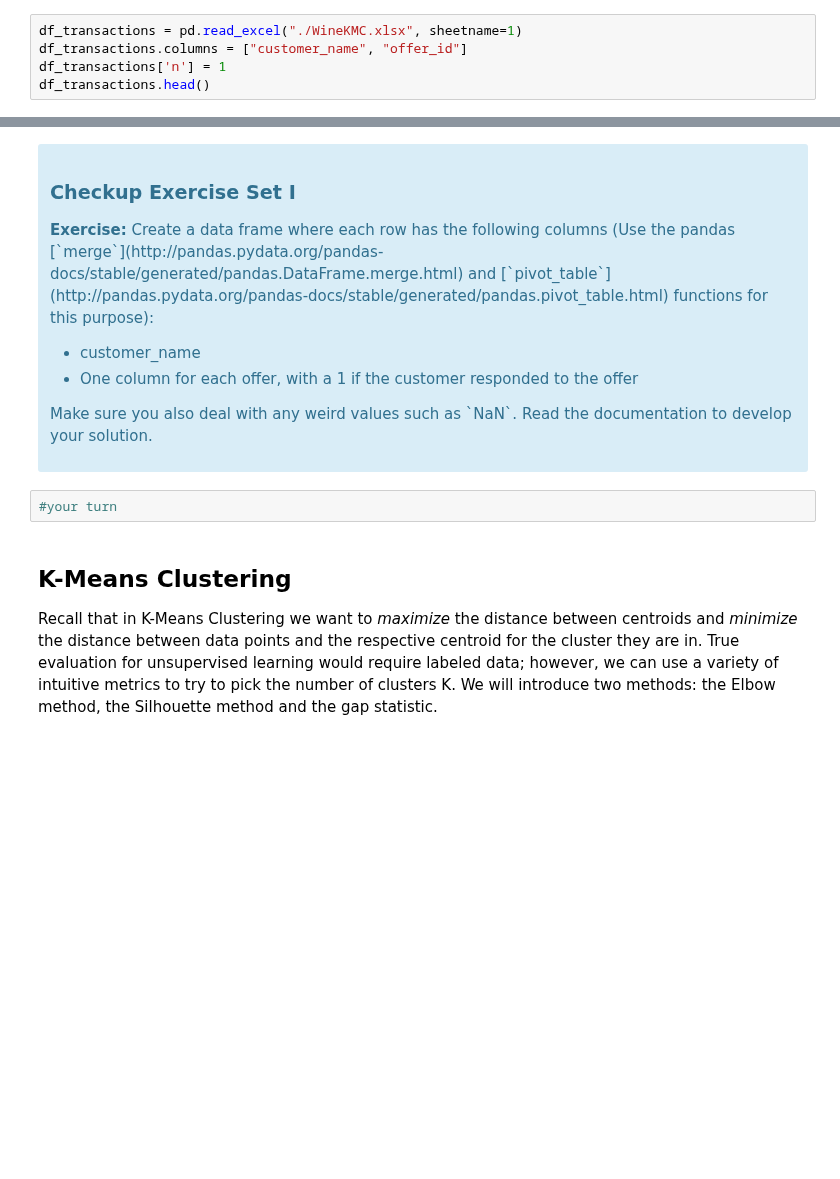
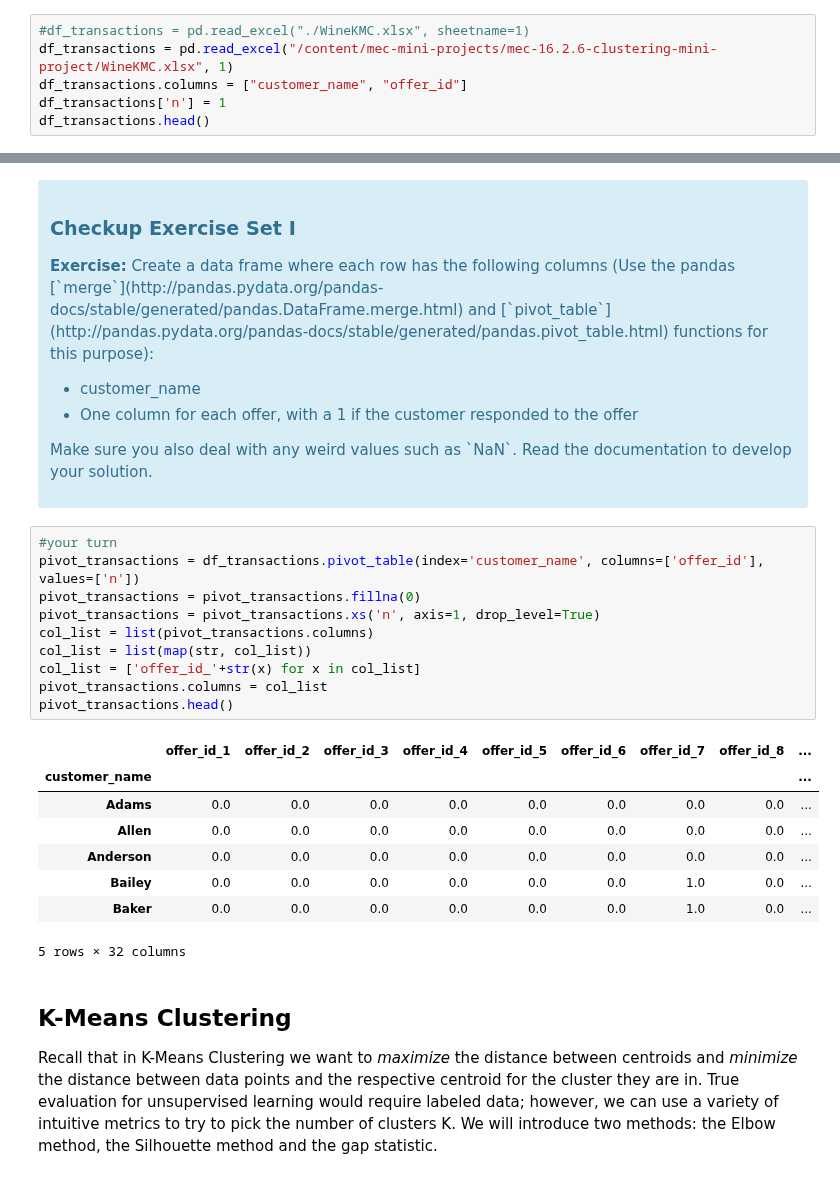
Before and after one commit to aq2oo3/mec-mini-projects, a Jupyter notebook: mec-16.2.6-clustering-mini-project/Mini_Project_Clustering.ipynb, the cells around one changed output, grey strips where cells are left out. Cells and saved outputs as stored; diff of their text form; blank space fills up the shorter version.

```diff
--- a/mec-16.2.6-clustering-mini-project/Mini_Project_Clustering.ipynb
+++ b/mec-16.2.6-clustering-mini-project/Mini_Project_Clustering.ipynb
@@ -33,7 +41,8 @@ df_offers.head()
 # %% [markdown]
 We see that the first dataset contains information about each offer such as the month it is in effect and several attributes about the wine that the offer refers to: the variety, minimum quantity, discount, country of origin and whether or not it is past peak. The second dataset in the second worksheet contains transactional data -- which offer each customer responded to.
 # %%
-df_transactions = pd.read_excel("./WineKMC.xlsx", sheetname=1)
+#df_transactions = pd.read_excel("./WineKMC.xlsx", sheetname=1)
+df_transactions = pd.read_excel("/content/mec-mini-projects/mec-16.2.6-clustering-mini-project/WineKMC.xlsx", 1)
 df_transactions.columns = ["customer_name", "offer_id"]
 df_transactions['n'] = 1
 df_transactions.head()
@@ -54,8 +70,25 @@ The first thing we need is a way to compare customers. To do this, we're going t
 </ul>
 <p>Make sure you also deal with any weird values such as `NaN`. Read the documentation to develop your solution.</p>
 </div>
-# %%
-#your turn
+# %%
+#your turn
+pivot_transactions = df_transactions.pivot_table(index='customer_name', columns=['offer_id'], values=['n'])
+pivot_transactions = pivot_transactions.fillna(0)
+pivot_transactions = pivot_transactions.xs('n', axis=1, drop_level=True)
+col_list = list(pivot_transactions.columns)
+col_list = list(map(str, col_list))
+col_list = ['offer_id_'+str(x) for x in col_list]
+pivot_transactions.columns = col_list
+pivot_transactions.head()
+# %% [output]
+|  | offer_id_1 | offer_id_2 | offer_id_3 | offer_id_4 | offer_id_5 | offer_id_6 | offer_id_7 | offer_id_8 | ... |
+| customer_name |  |  |  |  |  |  |  |  | ... |
+| Adams | 0.0 | 0.0 | 0.0 | 0.0 | 0.0 | 0.0 | 0.0 | 0.0 | ... |
+| Allen | 0.0 | 0.0 | 0.0 | 0.0 | 0.0 | 0.0 | 0.0 | 0.0 | ... |
+| Anderson | 0.0 | 0.0 | 0.0 | 0.0 | 0.0 | 0.0 | 0.0 | 0.0 | ... |
+| Bailey | 0.0 | 0.0 | 0.0 | 0.0 | 0.0 | 0.0 | 1.0 | 0.0 | ... |
+| Baker | 0.0 | 0.0 | 0.0 | 0.0 | 0.0 | 0.0 | 1.0 | 0.0 | ... |
+5 rows × 32 columns
 # %% [markdown]
 ## K-Means Clustering
 
```
Also changed, not shown: parts of 2 cells of this notebook.
